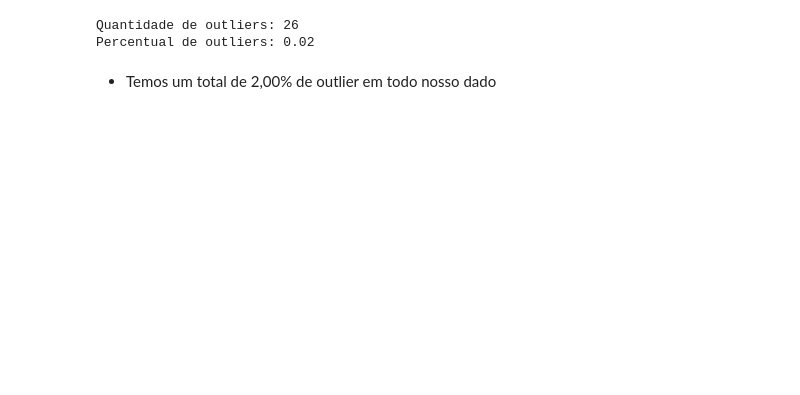
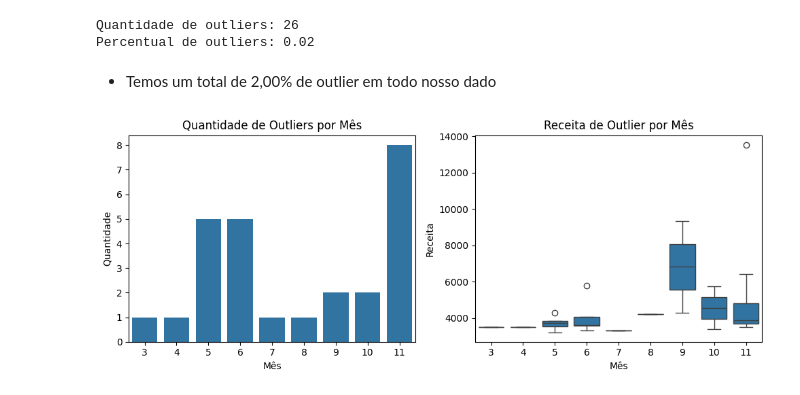
Before and after one commit to mateusalmeida11/mlops-forecast, a Jupyter notebook: notebooks/eda_for_ts.ipynb, the cells around one changed output. Cells and saved outputs as stored; diff of their text form; code cells hidden in the pictures; blank space fills up the shorter version.

```diff
--- a/notebooks/eda_for_ts.ipynb
+++ b/notebooks/eda_for_ts.ipynb
@@ -144,3 +173,23 @@ Quantidade de outliers: 26
 Percentual de outliers: 0.02
 # %% [markdown]
 - Temos um total de 2,00% de outlier em todo nosso dado
+# %%
+qtd_outlier_mes = ts_outlier['month'].value_counts().reset_index()
+
+fig, ax = plt.subplots(1, 2, figsize=(10,4))
+ax = ax.flatten()
+
+sns.barplot(data=qtd_outlier_mes, x='month', y='count', ax=ax[0])
+ax[0].set_title('Quantidade de Outliers por Mês')
+ax[0].set_ylabel('Quantidade')
+ax[0].set_xlabel('Mês')
+
+sns.boxplot(data=ts_outlier, x='month', y='y', ax=ax[1])
+ax[1].set_title('Receita de Outlier por Mês')
+ax[1].set_ylabel('Receita')
+ax[1].set_xlabel('Mês')
+
+plt.tight_layout()
+plt.show()
+# %% [output]
+[figure, added]
```
Also changed, not shown: parts of 12 cells of this notebook.
